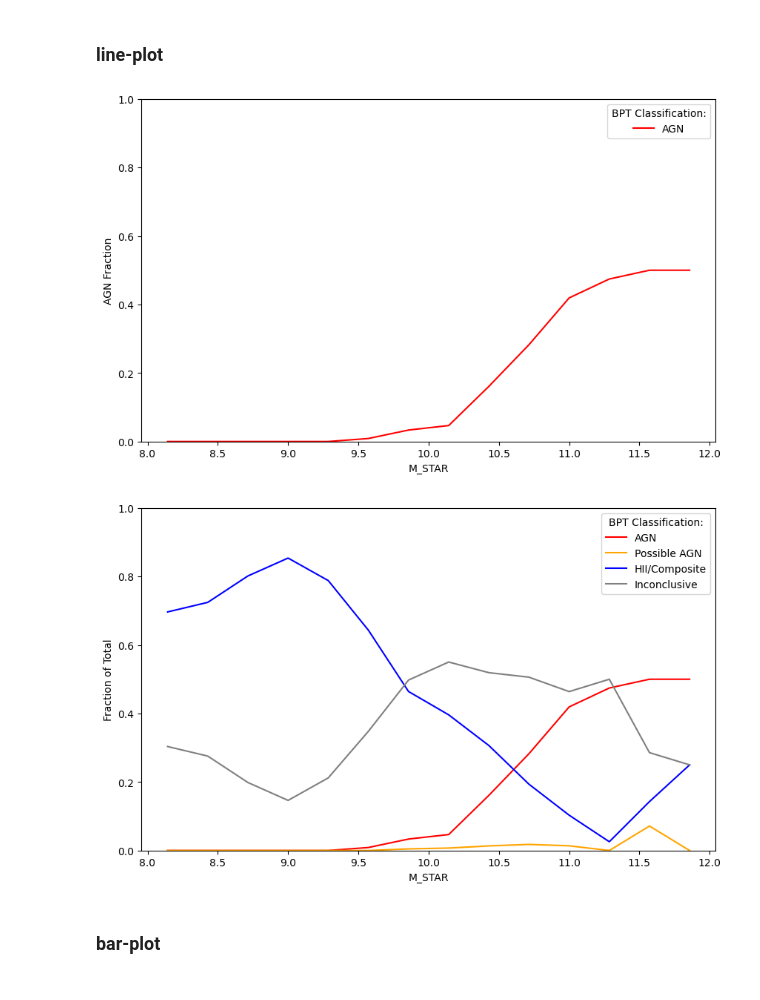
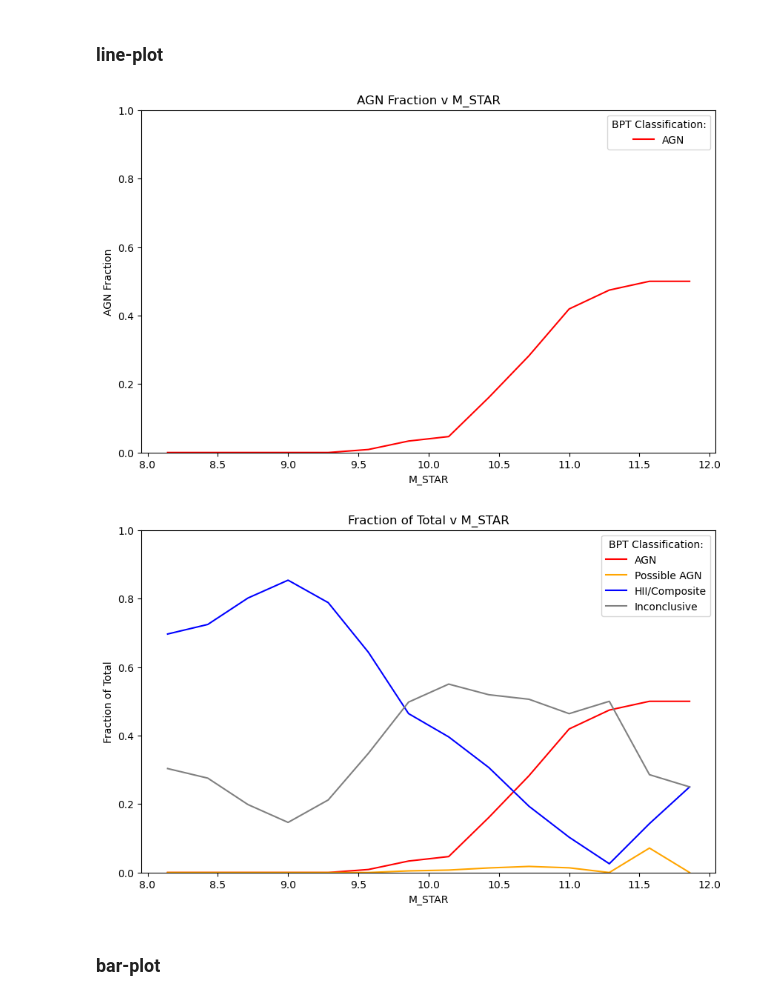
Before and after one commit to mspan4/sami_tools_smc_mspa4681, a Jupyter notebook: Code/AGN_statistics.ipynb, the cells around one changed output. Saved outputs shown, nothing was run; the diff lists cells and outputs as text; code cells hidden in the pictures.

```diff
--- a/Code/AGN_statistics.ipynb
+++ b/Code/AGN_statistics.ipynb
@@ -61,3 +61,45 @@ BPT_classification_dict = {'AGN': (AGN_mask, AGN_colour),
                             'Possible AGN': (possible_AGN_mask, possible_AGN_colour),
                            'HII/Composite': (HII_Composite_mask, HII_Composite_colour),
                            'Inconclusive': (inconclusive_mask, inconclusive_colour)}
+# %%
+# Get the column as a numpy array
+categories = np.array(Summary_table_hdu['CATEGORY_BPT_AGN'])
+
+# Count occurrences of each unique value
+unique, counts = np.unique(categories, return_counts=True)
+# remove weird 999999 value
+mask = unique != 999999
+unique = unique[mask]
+counts = counts[mask]
+
+# Create the bar plot
+plt.figure(figsize=(10, 6))
+plt.bar(unique, counts)
+plt.xlabel('CATEGORY_BPT_AGN')
+plt.ylabel('Count')
+plt.title('Distribution of CATEGORY_BPT_AGN (S/N > 5)')
+
+xlims = plt.xlim()
+ylims = plt.ylim()
+
+plt.xlim(xlims[0], xlims[1])
+plt.ylim(ylims[0], ylims[1])
+
+plt.axvline(x=5.5, color='black', linewidth=1)
+plt.fill_betweenx([0, ylims[1]], 5.5, xlims[1], color='g', alpha=0.25, label='AGNs')
+plt.text(8, 0.5*ylims[1], 'AGNs', color='g', fontsize=10, ha='center')
+
+plt.axvline(x=2.5, color='black', linewidth=1)
+plt.fill_betweenx([0, ylims[1]], 2.5, 5.5, color='b', alpha=0.25, label='Possible AGNs')
+plt.text(4, 0.5*ylims[1], 'Possible AGNs', color='b', fontsize=10, ha='center', rotation='vertical')
+
+plt.axvline(x=-0.5, color='black', linewidth=1)
+plt.fill_betweenx([0, ylims[1]], -0.5, 2.5, color='r', alpha=0.25, label='Star Forming / Composite')
+plt.text(1, 0.5*ylims[1], 'Star Forming / Composite', color='r', fontsize=10, ha='center', rotation='vertical')
+
+plt.fill_betweenx([0, ylims[1]], xlims[0], -0.5, color='y', alpha=0.25, label='Inconclusive')
+plt.text(-1.7, 0.5*ylims[1], 'Inconclusive', color='y', fontsize=10, ha='center', rotation='vertical')
+
+plt.bar(unique, counts, color='black')
+
+plt.show()
@@ -122,34 +166,36 @@ plt.show()
 # %%
 nbins = 15
 bins = np.linspace(8, 12, nbins)
 total_counts, _ = np.histogram(M_STAR_array, bins=bins)
 
 plt.figure(figsize=(10, 6))
 AGN_counts, _ = np.histogram(M_STAR_array[AGN_mask], bins=bins)
 plt.plot(bins[:-1]+np.diff(bins)/2, AGN_counts / total_counts, label='AGN', color=AGN_colour, linestyle='-')
 
 plt.xlabel('M_STAR')
 plt.ylabel('AGN Fraction')
 plt.ylim((0,1))
 plt.legend(title='BPT Classification:')
+plt.title('AGN Fraction v M_STAR')
 plt.show()
 
 
 
 plt.figure(figsize=(10, 6))
 
 for category, (mask, colour) in BPT_classification_dict.items():
     category_counts, _ = np.histogram(M_STAR_array[mask], bins=bins)
     plt.plot(bins[:-1]+np.diff(bins)/2, category_counts / total_counts, label=category, color=colour, linestyle='-')
 
 plt.xlabel('M_STAR')
 plt.ylabel('Fraction of Total')
 plt.ylim((0,1))
 plt.legend(title='BPT Classification:')
+plt.title('Fraction of Total v M_STAR')
 plt.show()
 # %% [output]
-[figure, old version]
+[figure, new version]
-[figure, old version]
+[figure, new version]
 # %% [markdown]
 ### bar-plot
 # %%
```
Also changed, not shown: parts of 1 cell of this notebook, 4 other files.
